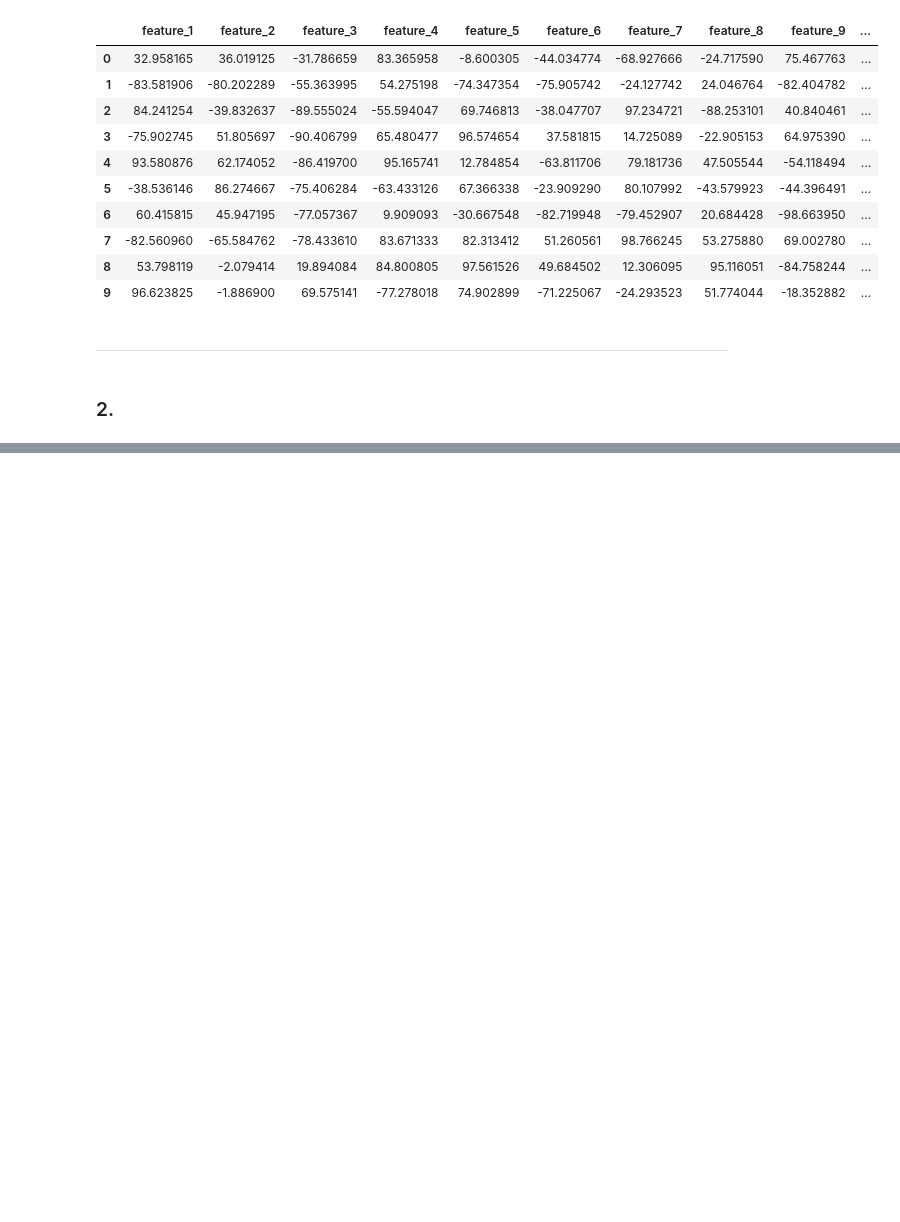
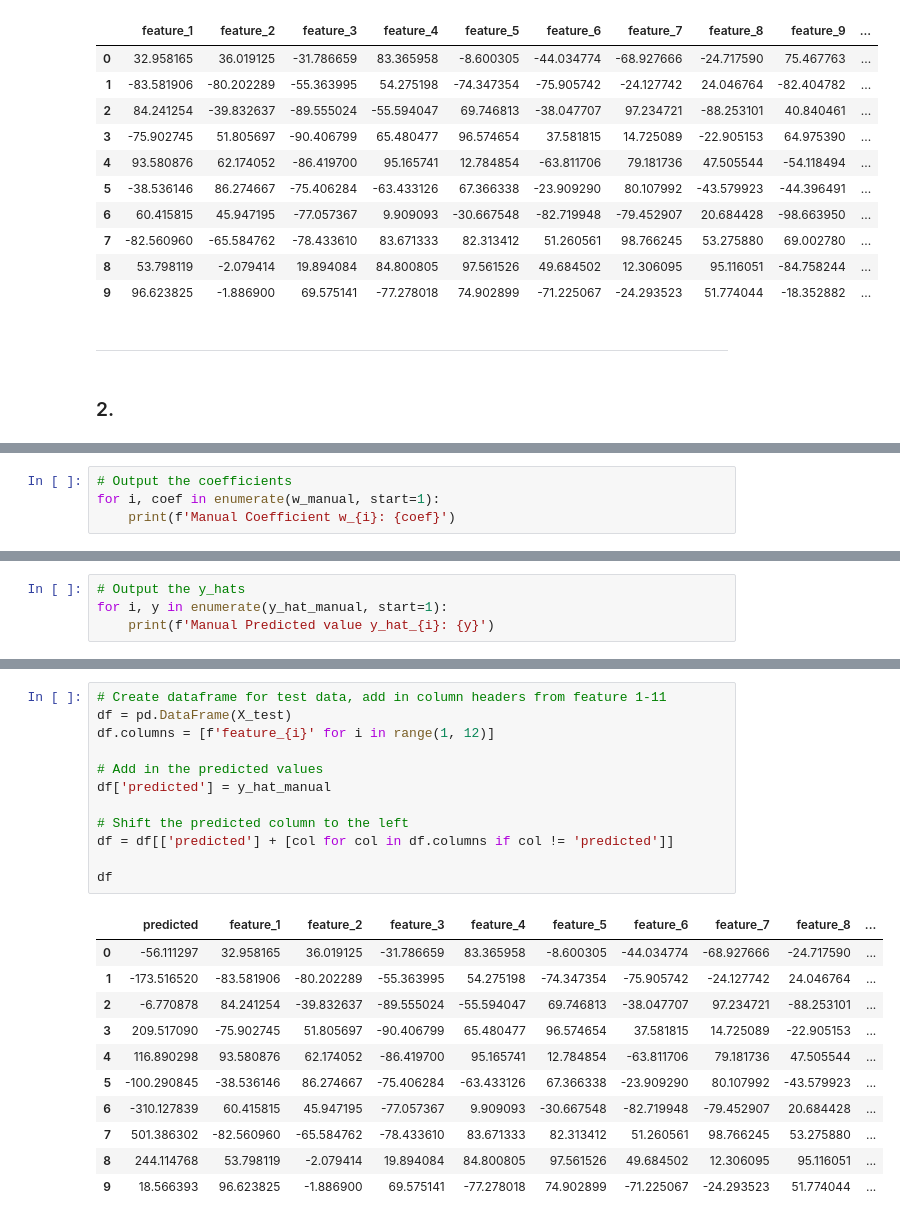
Before and after one commit to zazzane/DDA3020-Machine-Learning, a Jupyter notebook: homework1/HW1_124400004_Q1.ipynb, the cells around one changed output, grey strips where cells are left out. Cells and saved outputs as stored; diff of their text form; blank space fills up the shorter version.

```diff
--- a/homework1/p2programming.ipynb
+++ b/homework1/HW1_124400004_Q1.ipynb
@@ -142,0 +136,4 @@ Manual Predicted values (y_hat): [ -56.11129688 -173.51651971   -6.77087791  209
+# %%
+# Output the coefficients
+for i, coef in enumerate(w_manual, start=1):
+    print(f'Manual Coefficient w_{i}: {coef}')
@@ -142,0 +152,4 @@ Manual Predicted values (y_hat): [ -56.11129688 -173.51651971   -6.77087791  209
+# %%
+# Output the y_hats
+for i, y in enumerate(y_hat_manual, start=1):
+    print(f'Manual Predicted value y_hat_{i}: {y}')
@@ -142,0 +167,24 @@ Manual Predicted values (y_hat): [ -56.11129688 -173.51651971   -6.77087791  209
+# %%
+# Create dataframe for test data, add in column headers from feature 1-11
+df = pd.DataFrame(X_test)
+df.columns = [f'feature_{i}' for i in range(1, 12)]
+
+# Add in the predicted values
+df['predicted'] = y_hat_manual
+
+# Shift the predicted column to the left
+df = df[['predicted'] + [col for col in df.columns if col != 'predicted']]
+
+df
+# %% [output]
+|  | predicted | feature_1 | feature_2 | feature_3 | feature_4 | feature_5 | feature_6 | feature_7 | feature_8 | ... |
+| 0 | -56.111297 | 32.958165 | 36.019125 | -31.786659 | 83.365958 | -8.600305 | -44.034774 | -68.927666 | -24.717590 | ... |
+| 1 | -173.516520 | -83.581906 | -80.202289 | -55.363995 | 54.275198 | -74.347354 | -75.905742 | -24.127742 | 24.046764 | ... |
+| 2 | -6.770878 | 84.241254 | -39.832637 | -89.555024 | -55.594047 | 69.746813 | -38.047707 | 97.234721 | -88.253101 | ... |
+| 3 | 209.517090 | -75.902745 | 51.805697 | -90.406799 | 65.480477 | 96.574654 | 37.581815 | 14.725089 | -22.905153 | ... |
+| 4 | 116.890298 | 93.580876 | 62.174052 | -86.419700 | 95.165741 | 12.784854 | -63.811706 | 79.181736 | 47.505544 | ... |
+| 5 | -100.290845 | -38.536146 | 86.274667 | -75.406284 | -63.433126 | 67.366338 | -23.909290 | 80.107992 | -43.579923 | ... |
+| 6 | -310.127839 | 60.415815 | 45.947195 | -77.057367 | 9.909093 | -30.667548 | -82.719948 | -79.452907 | 20.684428 | ... |
+| 7 | 501.386302 | -82.560960 | -65.584762 | -78.433610 | 83.671333 | 82.313412 | 51.260561 | 98.766245 | 53.275880 | ... |
+| 8 | 244.114768 | 53.798119 | -2.079414 | 19.894084 | 84.800805 | 97.561526 | 49.684502 | 12.306095 | 95.116051 | ... |
+| 9 | 18.566393 | 96.623825 | -1.886900 | 69.575141 | -77.278018 | 74.902899 | -71.225067 | -24.293523 | 51.774044 | ... |
```
Also changed, not shown: parts of 4 cells of this notebook.
